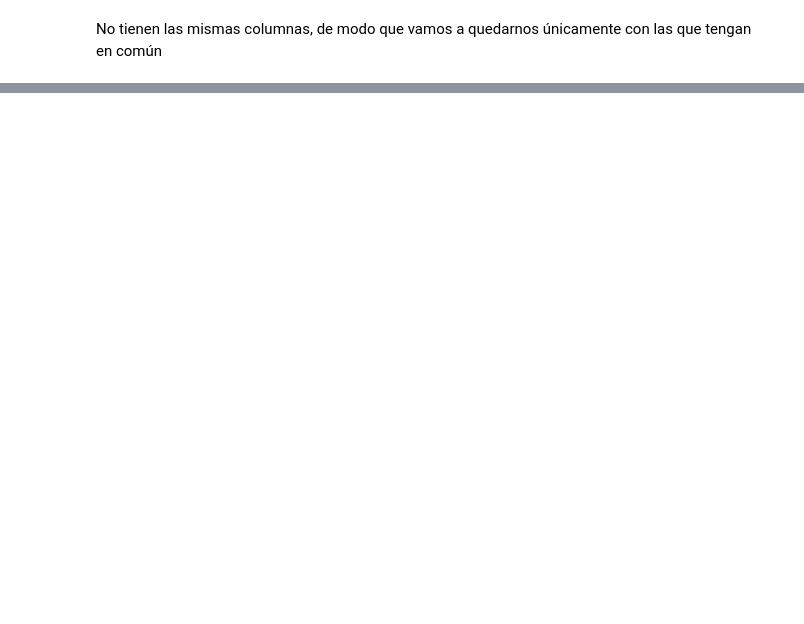
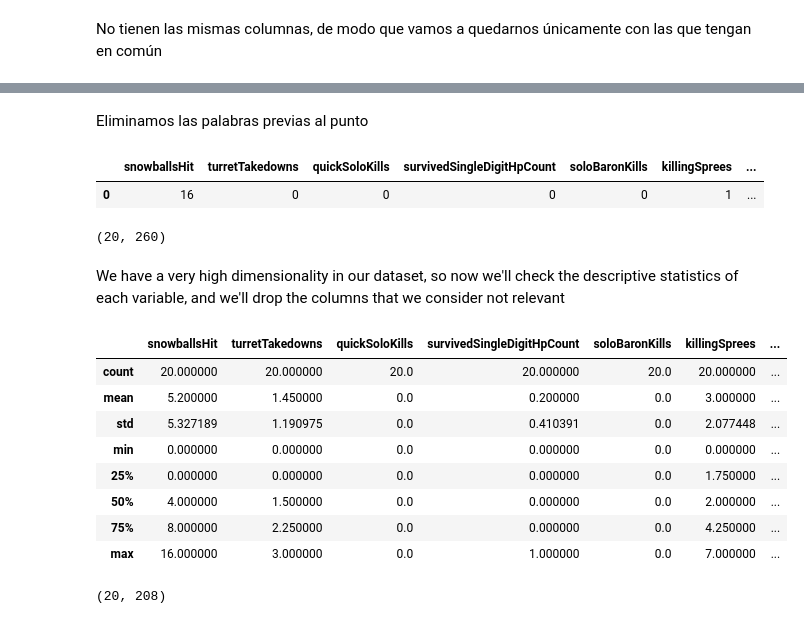
Before and after one commit to K3nse1/LeagueOfLegendsETL, a Jupyter notebook: lol_etl.ipynb, the cells around one changed output, grey strips where cells are left out. Drawn from its saved outputs; the diff is of its cells as text; code cells hidden in the pictures; blank space fills up the shorter version.

```diff
--- a/lol_etl.ipynb
+++ b/lol_etl.ipynb
@@ -83,4 +82,5 @@ for i in range (len(list_df)):
 # %% [markdown]
 No tienen las mismas columnas, de modo que vamos a quedarnos únicamente con las que tengan en común
 # %%
-common_rows = set.intersection(*(set(df.columns) for df in list_df))
+common_columns = list(set.intersection(*(set(df.columns) for df in list_df)))
+common_columns[0:10] #Vemos algunas
@@ -86,0 +98,5 @@ common_rows = set.intersection(*(set(df.columns) for df in list_df))
+# %%
+df_joined = pd.concat(list_df)
+df_joined = df_joined [common_columns]
+
+df_joined.head()
@@ -86,0 +110,42 @@ common_rows = set.intersection(*(set(df.columns) for df in list_df))
+# %% [markdown]
+Eliminamos las palabras previas al punto
+# %%
+def remove_dot (string):
+    pattern = r'.*?\.(.*)'
+    result = re.match(pattern, string)
+    if result:
+        return result.group(1)
+    else:
+        return string
+# %%
+df_columns = list(df_joined.columns)
+
+for i,j in enumerate(df_columns):
+    df_columns[i] = remove_dot(j)
+
+df_joined.columns = df_columns
+
+df_joined.head(1)
+# %% [output]
+|  | snowballsHit | turretTakedowns | quickSoloKills | survivedSingleDigitHpCount | soloBaronKills | killingSprees | ... |
+| 0 | 16 | 0 | 0 | 0 | 0 | 1 | ... |
+# %%
+df_joined.shape
+# %% [output]
+(20, 260)
+# %% [markdown]
+We have a very high dimensionality in our dataset, so now we'll check the descriptive statistics of each variable, and we'll drop the columns that we consider not relevant
+# %%
+# display(common_rows)
+pd.set_option('display.max_columns', None) #Quitamos el límite de columnas para poder ver todas y evaluar cuáles son importantes
+display(df_joined.describe())
+# %% [output]
+|  | snowballsHit | turretTakedowns | quickSoloKills | survivedSingleDigitHpCount | soloBaronKills | killingSprees | ... |
+| count | 20.000000 | 20.000000 | 20.0 | 20.000000 | 20.0 | 20.000000 | ... |
+| mean | 5.200000 | 1.450000 | 0.0 | 0.200000 | 0.0 | 3.000000 | ... |
+| std | 5.327189 | 1.190975 | 0.0 | 0.410391 | 0.0 | 2.077448 | ... |
+| min | 0.000000 | 0.000000 | 0.0 | 0.000000 | 0.0 | 0.000000 | ... |
+| 25% | 0.000000 | 0.000000 | 0.0 | 0.000000 | 0.0 | 1.750000 | ... |
+| 50% | 4.000000 | 1.500000 | 0.0 | 0.000000 | 0.0 | 2.000000 | ... |
+| 75% | 8.000000 | 2.250000 | 0.0 | 0.000000 | 0.0 | 4.250000 | ... |
+| max | 16.000000 | 3.000000 | 0.0 | 1.000000 | 0.0 | 7.000000 | ... |
@@ -86,0 +160,4 @@ common_rows = set.intersection(*(set(df.columns) for df in list_df))
+# %%
+df_joined.shape
+# %% [output]
+(20, 208)
```
Also changed, not shown: parts of 7 cells of this notebook, 20 other files.
